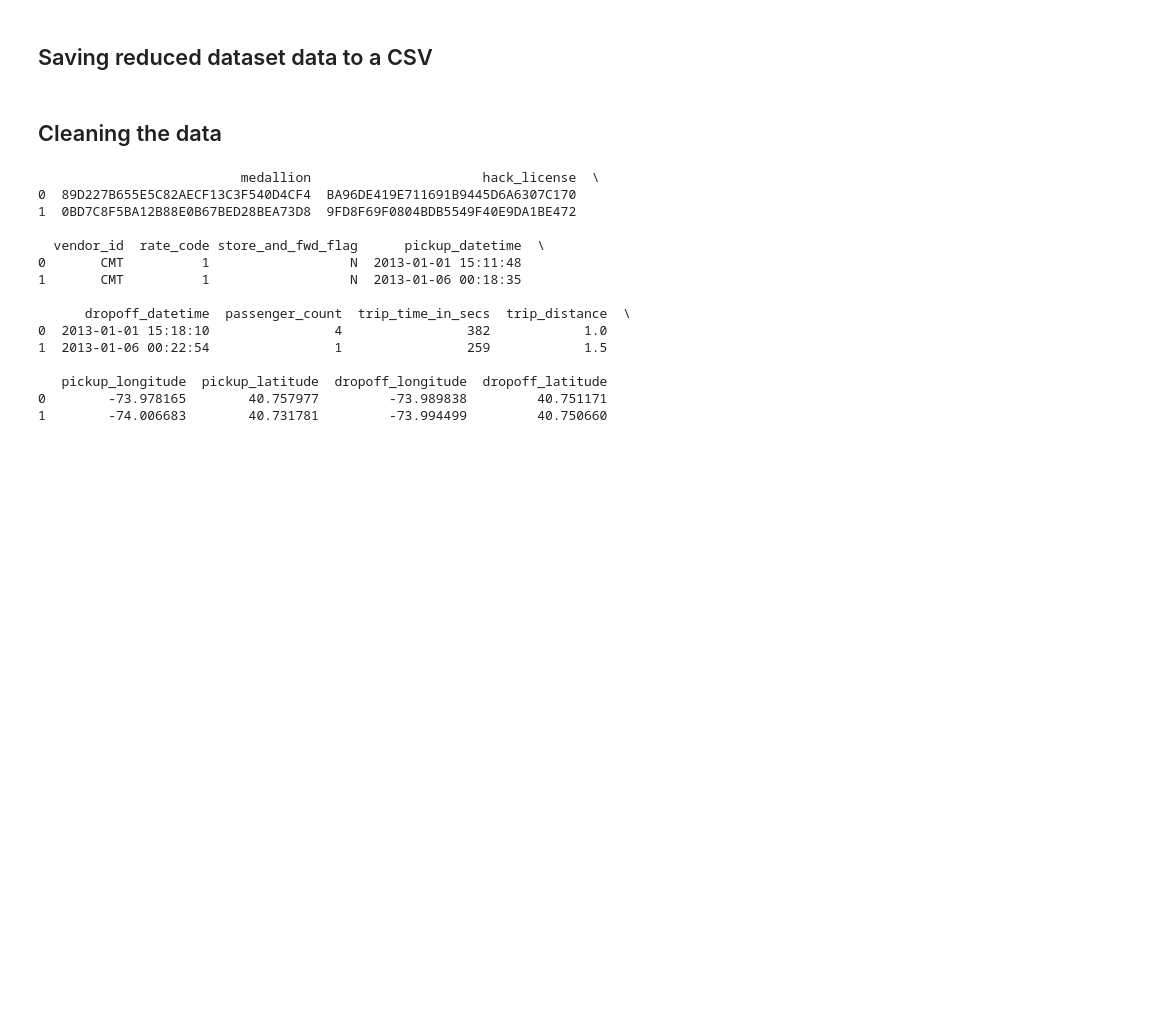
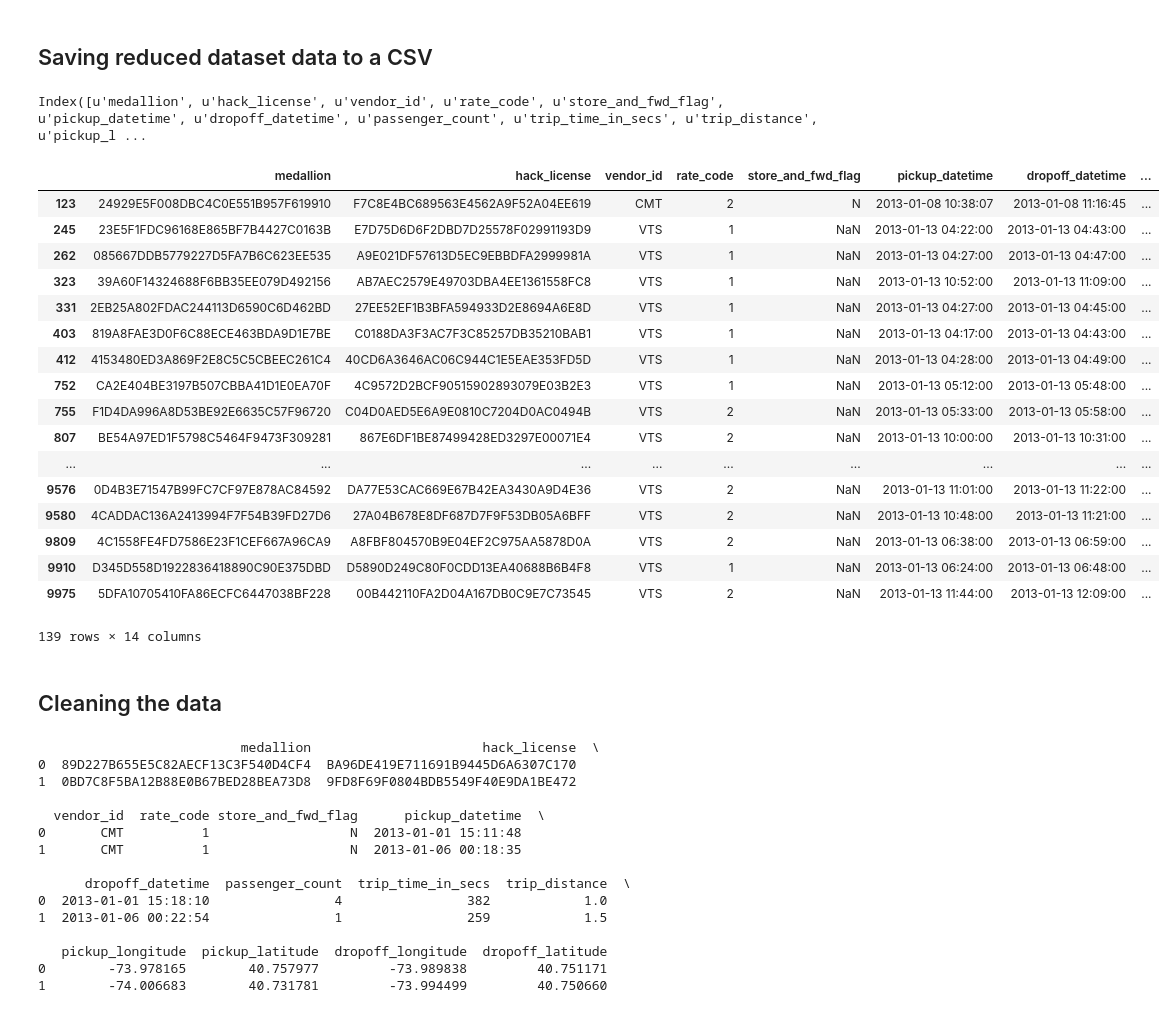
Before and after one commit to josephsolway/GeneralAssembly, a Jupyter notebook: DAT13-JSolway-UnitProject1.ipynb, the cells around one changed output. Saved outputs shown, nothing was run; the diff lists cells and outputs as text; code cells hidden in the pictures; blank space fills up the shorter version.

```diff
--- a/DAT13-JSolway-UnitProject1.ipynb
+++ b/DAT13-JSolway-UnitProject1.ipynb
@@ -24,5 +34,32 @@ df = pd.read_csv(filename,nrows=100000) #Reading first 100,000 entries into data
 # %% [markdown]
 ## Saving reduced dataset data to a CSV
+# %%
+df.columns
+# %% [output]
+Index([u'medallion', u'hack_license', u'vendor_id', u'rate_code', u'store_and_fwd_flag', u'pickup_datetime', u'dropoff_datetime', u'passenger_count', u'trip_time_in_secs', u'trip_distance', u'pickup_l ...
+# %%
+df_JFK = df[df.dropoff_latitude < 40.65453]
+df_JFK = df_JFK[df_JFK.dropoff_latitude > 40.64138]
+df_JFK
+# %% [output]
+|  | medallion | hack_license | vendor_id | rate_code | store_and_fwd_flag | pickup_datetime | dropoff_datetime | ... |
+| 123 | 24929E5F008DBC4C0E551B957F619910 | F7C8E4BC689563E4562A9F52A04EE619 | CMT | 2 | N | 2013-01-08 10:38:07 | 2013-01-08 11:16:45 | ... |
+| 245 | 23E5F1FDC96168E865BF7B4427C0163B | E7D75D6D6F2DBD7D25578F02991193D9 | VTS | 1 | NaN | 2013-01-13 04:22:00 | 2013-01-13 04:43:00 | ... |
+| 262 | 085667DDB5779227D5FA7B6C623EE535 | A9E021DF57613D5EC9EBBDFA2999981A | VTS | 1 | NaN | 2013-01-13 04:27:00 | 2013-01-13 04:47:00 | ... |
+| 323 | 39A60F14324688F6BB35EE079D492156 | AB7AEC2579E49703DBA4EE1361558FC8 | VTS | 1 | NaN | 2013-01-13 10:52:00 | 2013-01-13 11:09:00 | ... |
+| 331 | 2EB25A802FDAC244113D6590C6D462BD | 27EE52EF1B3BFA594933D2E8694A6E8D | VTS | 1 | NaN | 2013-01-13 04:27:00 | 2013-01-13 04:45:00 | ... |
+| 403 | 819A8FAE3D0F6C88ECE463BDA9D1E7BE | C0188DA3F3AC7F3C85257DB35210BAB1 | VTS | 1 | NaN | 2013-01-13 04:17:00 | 2013-01-13 04:43:00 | ... |
+| 412 | 4153480ED3A869F2E8C5C5CBEEC261C4 | 40CD6A3646AC06C944C1E5EAE353FD5D | VTS | 1 | NaN | 2013-01-13 04:28:00 | 2013-01-13 04:49:00 | ... |
+| 752 | CA2E404BE3197B507CBBA41D1E0EA70F | 4C9572D2BCF90515902893079E03B2E3 | VTS | 1 | NaN | 2013-01-13 05:12:00 | 2013-01-13 05:48:00 | ... |
+| 755 | F1D4DA996A8D53BE92E6635C57F96720 | C04D0AED5E6A9E0810C7204D0AC0494B | VTS | 2 | NaN | 2013-01-13 05:33:00 | 2013-01-13 05:58:00 | ... |
+| 807 | BE54A97ED1F5798C5464F9473F309281 | 867E6DF1BE87499428ED3297E00071E4 | VTS | 2 | NaN | 2013-01-13 10:00:00 | 2013-01-13 10:31:00 | ... |
+| ... | ... | ... | ... | ... | ... | ... | ... | ... |
+| 9576 | 0D4B3E71547B99FC7CF97E878AC84592 | DA77E53CAC669E67B42EA3430A9D4E36 | VTS | 2 | NaN | 2013-01-13 11:01:00 | 2013-01-13 11:22:00 | ... |
+| 9580 | 4CADDAC136A2413994F7F54B39FD27D6 | 27A04B678E8DF687D7F9F53DB05A6BFF | VTS | 2 | NaN | 2013-01-13 10:48:00 | 2013-01-13 11:21:00 | ... |
+| 9809 | 4C1558FE4FD7586E23F1CEF667A96CA9 | A8FBF804570B9E04EF2C975AA5878D0A | VTS | 2 | NaN | 2013-01-13 06:38:00 | 2013-01-13 06:59:00 | ... |
+| 9910 | D345D558D1922836418890C90E375DBD | D5890D249C80F0CDD13EA40688B6B4F8 | VTS | 1 | NaN | 2013-01-13 06:24:00 | 2013-01-13 06:48:00 | ... |
+| 9975 | 5DFA10705410FA86ECFC6447038BF228 | 00B442110FA2D04A167DB0C9E7C73545 | VTS | 2 | NaN | 2013-01-13 11:44:00 | 2013-01-13 12:09:00 | ... |
+139 rows × 14 columns
 # %%
 df[:1000].to_csv('trip_data_1_small.csv')
 # %% [markdown]
```
Also changed, not shown: parts of 16 cells of this notebook, 9 other files.
